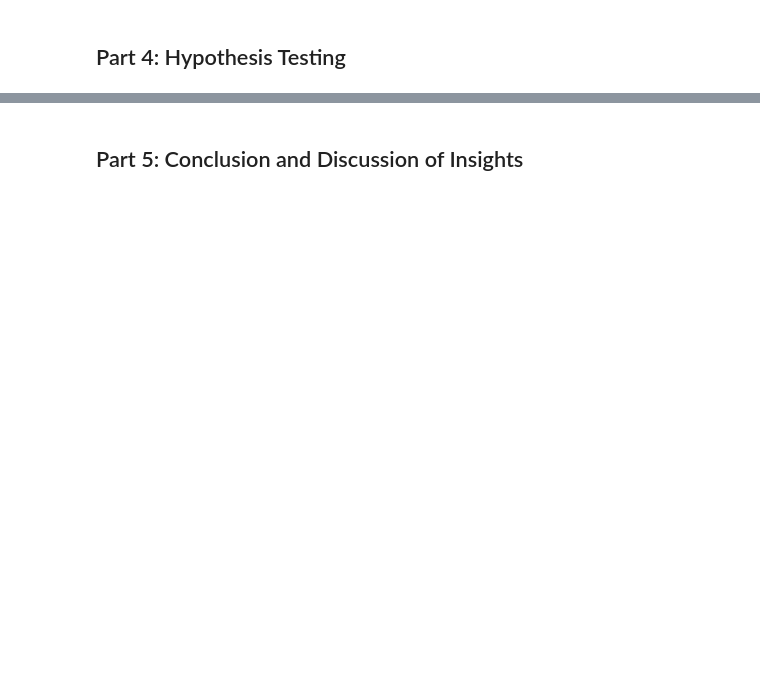
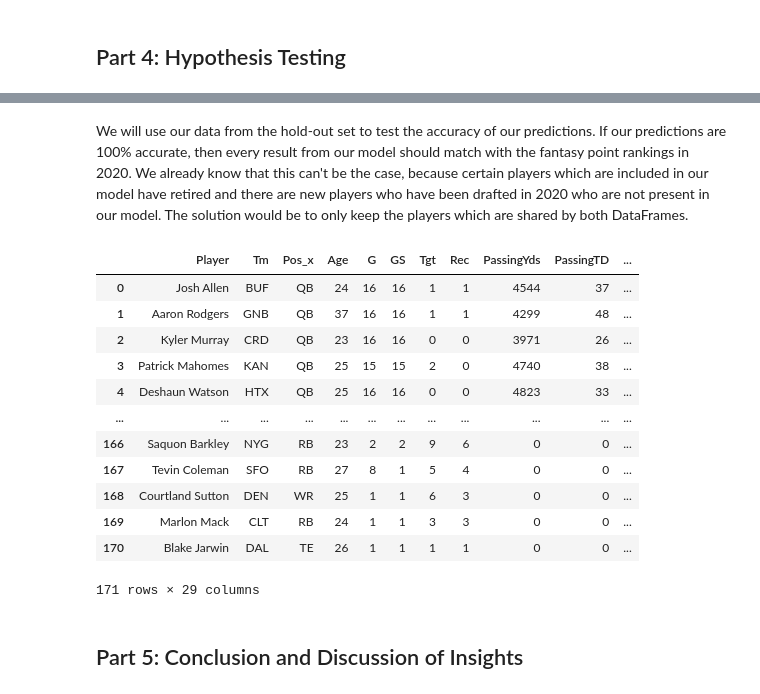
Before and after one commit to jwelsh8/jwelsh8.github.io, a Jupyter notebook: FFB_Tutorial.ipynb, the cells around one changed output, grey strips where cells are left out. Saved outputs shown, nothing was run; the diff lists cells and outputs as text; code cells hidden in the pictures; blank space fills up the shorter version.

```diff
--- a/FFB_Tutorial.ipynb
+++ b/FFB_Tutorial.ipynb
@@ -93,2 +597,36 @@ week_df
+# %% [markdown]
+We will use our data from the hold-out set to test the accuracy of our predictions. If our predictions are 100% accurate, then every result from our model should match with the fantasy point rankings in 2020. We already know that this can't be the case, because certain players which are included in our model have retired and there are new players who have been drafted in 2020 who are not present in our model. The solution would be to only keep the players which are shared by both DataFrames.
+# %%
+#Read in validation set
+validation_df = get_yearly_data(2020)
+validation_df = validation_df.sort_values('FantasyPoints',ascending=False)
+
+#Add ADP to validation set
+adp_df = get_adp_by_year(2020)
+validation_df = validation_df.merge(adp_df,on='Player',how='inner')
+#validation_df
+
+#Compute residuals in the validation set
+b,a = np.polyfit(list(validation_df['Overall']),list(validation_df['FantasyPoints']),deg=1)
+
+validation_df = validation_df.assign(FP_Predict = lambda x: (a + b*x['Overall']))
+validation_df = validation_df.assign(Resid = lambda x: (x['FantasyPoints'] - x['FP_Predict']))
+
+#total_df = value_df.merge(validation_df,on='Player',how='inner')
+#total_df
+# %% [output]
+|  | Player | Tm | Pos_x | Age | G | GS | Tgt | Rec | PassingYds | PassingTD | ... |
+| 0 | Josh Allen | BUF | QB | 24 | 16 | 16 | 1 | 1 | 4544 | 37 | ... |
+| 1 | Aaron Rodgers | GNB | QB | 37 | 16 | 16 | 1 | 1 | 4299 | 48 | ... |
+| 2 | Kyler Murray | CRD | QB | 23 | 16 | 16 | 0 | 0 | 3971 | 26 | ... |
+| 3 | Patrick Mahomes | KAN | QB | 25 | 15 | 15 | 2 | 0 | 4740 | 38 | ... |
+| 4 | Deshaun Watson | HTX | QB | 25 | 16 | 16 | 0 | 0 | 4823 | 33 | ... |
+| ... | ... | ... | ... | ... | ... | ... | ... | ... | ... | ... | ... |
+| 166 | Saquon Barkley | NYG | RB | 23 | 2 | 2 | 9 | 6 | 0 | 0 | ... |
+| 167 | Tevin Coleman | SFO | RB | 27 | 8 | 1 | 5 | 4 | 0 | 0 | ... |
+| 168 | Courtland Sutton | DEN | WR | 25 | 1 | 1 | 6 | 3 | 0 | 0 | ... |
+| 169 | Marlon Mack | CLT | RB | 24 | 1 | 1 | 3 | 3 | 0 | 0 | ... |
+| 170 | Blake Jarwin | DAL | TE | 26 | 1 | 1 | 1 | 1 | 0 | 0 | ... |
+171 rows × 29 columns
 # %% [markdown]
 ## Part 5: Conclusion and Discussion of Insights
```
Also changed, not shown: parts of 70 cells of this notebook, 1 other file.
